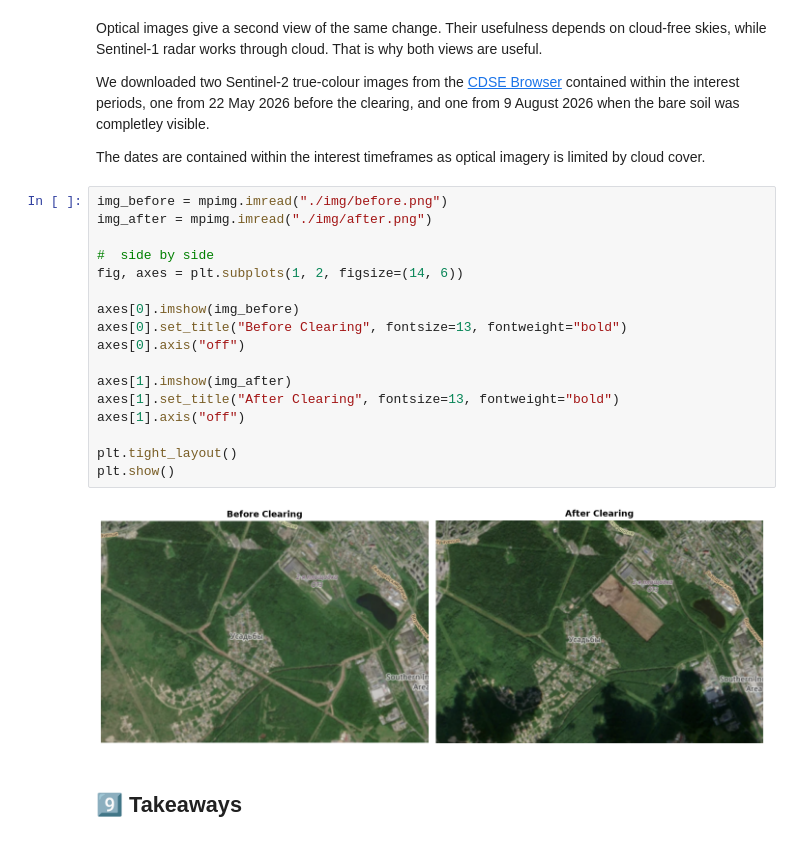
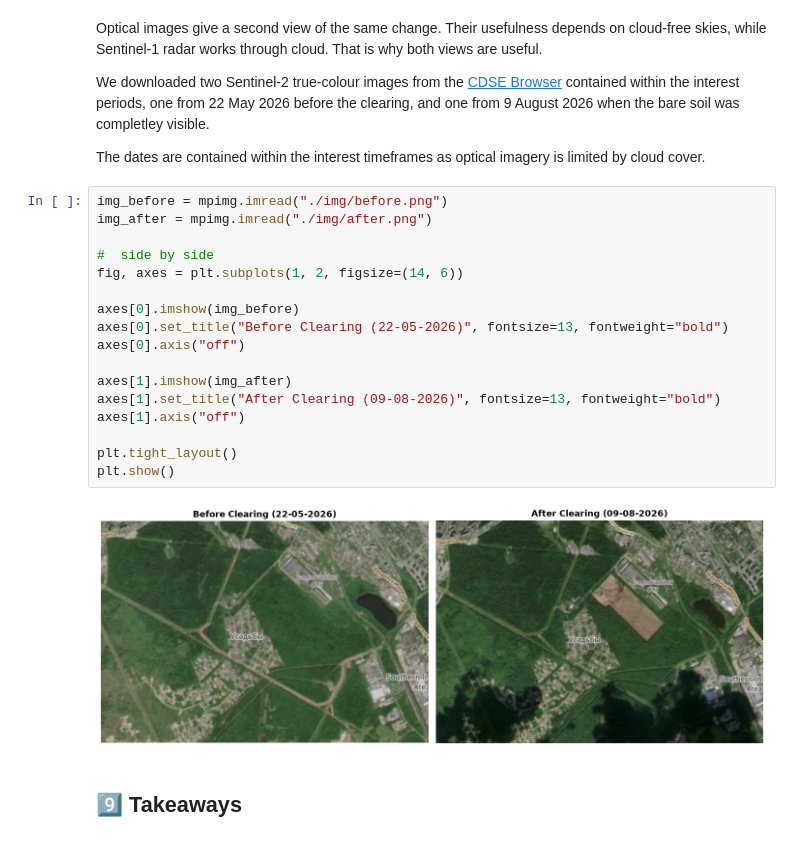
Before and after one commit to ESA-APEx/apex_events, a Jupyter notebook: 202611_cassini/apex_sentinel_1_coherence.ipynb, the cells around one changed output. Saved outputs shown, nothing was run; the diff lists cells and outputs as text.

```diff
--- a/202611_cassini/apex_sentinel_1_coherence.ipynb
+++ b/202611_cassini/apex_sentinel_1_coherence.ipynb
@@ -527,22 +530,22 @@ The dates are contained within the interest timeframes as optical imagery is lim
 # %%
 img_before = mpimg.imread("./img/before.png")
 img_after = mpimg.imread("./img/after.png")
 
 #  side by side
 fig, axes = plt.subplots(1, 2, figsize=(14, 6))
 
 axes[0].imshow(img_before)
-axes[0].set_title("Before Clearing", fontsize=13, fontweight="bold")
+axes[0].set_title("Before Clearing (22-05-2026)", fontsize=13, fontweight="bold")
 axes[0].axis("off")
 
 axes[1].imshow(img_after)
-axes[1].set_title("After Clearing", fontsize=13, fontweight="bold")
+axes[1].set_title("After Clearing (09-08-2026)", fontsize=13, fontweight="bold")
 axes[1].axis("off")
 
 plt.tight_layout()
 plt.show()
 # %% [output]
-[figure, old version]
+[figure, new version]
 # %% [markdown]
 ## 9️⃣ Takeaways
 # %% [markdown]
```
Also changed, not shown: parts of 8 cells of this notebook.
